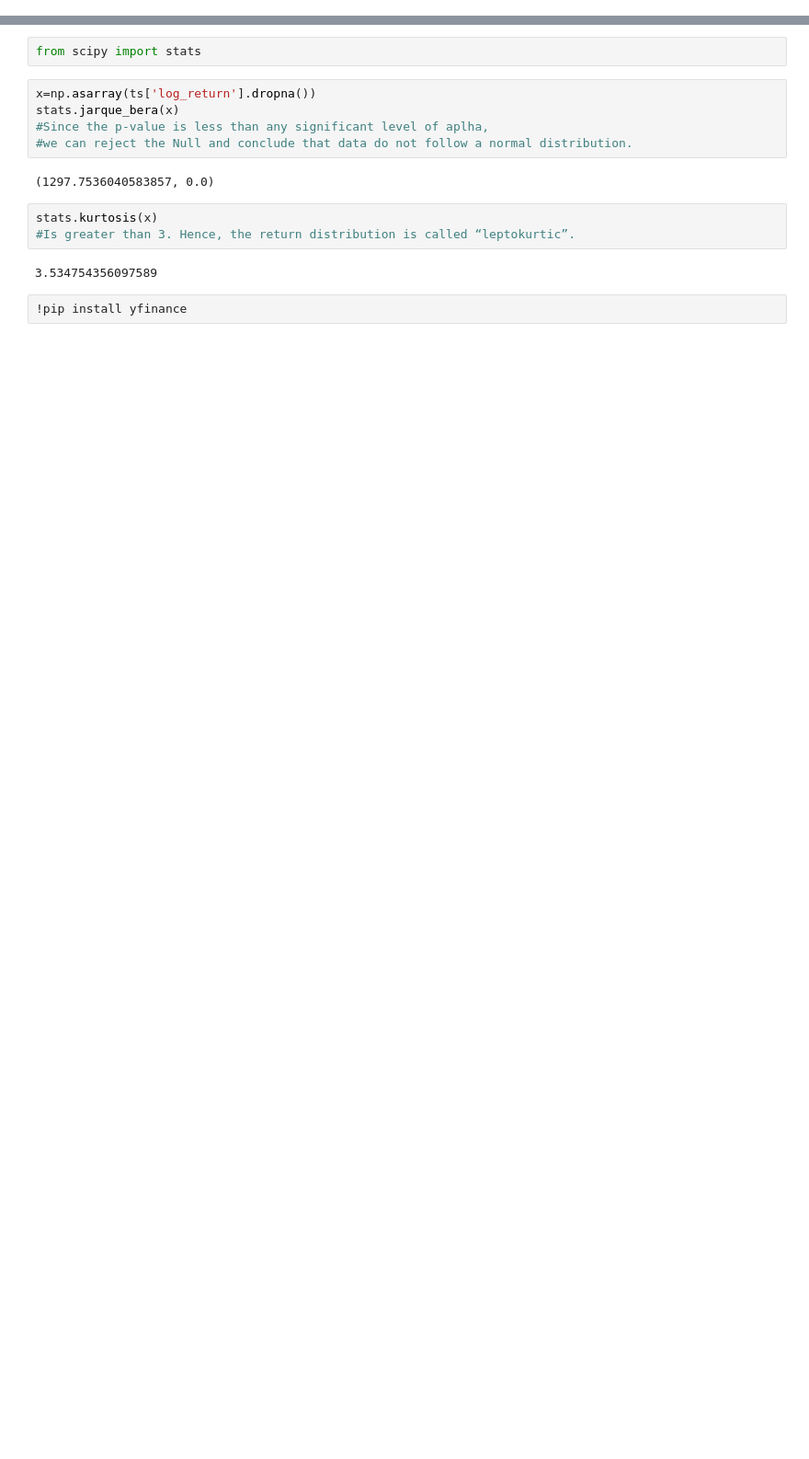
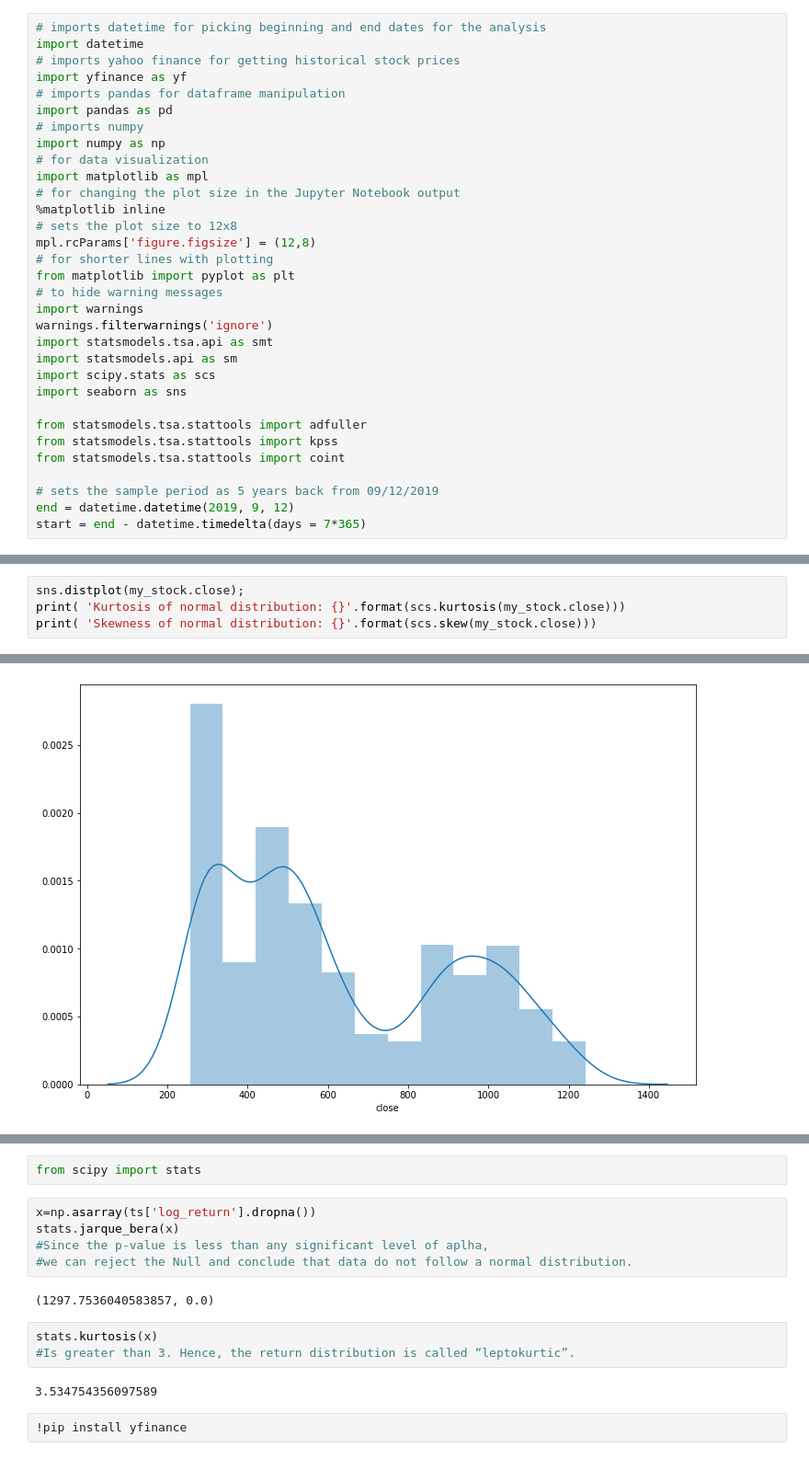
Before and after one commit to jesvin1/EPAT_TIMESERIES, a Jupyter notebook: LSTM.ipynb, the cells around one changed output, grey strips where cells are left out. Shown at 92% size. Cells and saved outputs as stored; diff of their text form; blank space fills up the shorter version.

```diff
--- a/LSTM.ipynb
+++ b/LSTM.ipynb
@@ -81,0 +11,32 @@ plt.show()
+# %%
+# imports datetime for picking beginning and end dates for the analysis
+import datetime
+# imports yahoo finance for getting historical stock prices
+import yfinance as yf
+# imports pandas for dataframe manipulation
+import pandas as pd
+# imports numpy
+import numpy as np
+# for data visualization
+import matplotlib as mpl
+# for changing the plot size in the Jupyter Notebook output
+%matplotlib inline
+# sets the plot size to 12x8
+mpl.rcParams['figure.figsize'] = (12,8)
+# for shorter lines with plotting
+from matplotlib import pyplot as plt
+# to hide warning messages
+import warnings
+warnings.filterwarnings('ignore')
+import statsmodels.tsa.api as smt
+import statsmodels.api as sm
+import scipy.stats as scs
+import seaborn as sns
+
+from statsmodels.tsa.stattools import adfuller
+from statsmodels.tsa.stattools import kpss
+from statsmodels.tsa.stattools import coint
+
+# sets the sample period as 5 years back from 09/12/2019
+end = datetime.datetime(2019, 9, 12)
+start = end - datetime.timedelta(days = 7*365)
@@ -81,0 +233,5 @@ plt.show()
+# %%
+sns.distplot(my_stock.close);
+print( 'Kurtosis of normal distribution: {}'.format(scs.kurtosis(my_stock.close)))
+print( 'Skewness of normal distribution: {}'.format(scs.skew(my_stock.close)))
+# %% [output]
@@ -81,0 +240 @@ plt.show()
+[figure, added]
```
Also changed, not shown: parts of 35 cells of this notebook.
